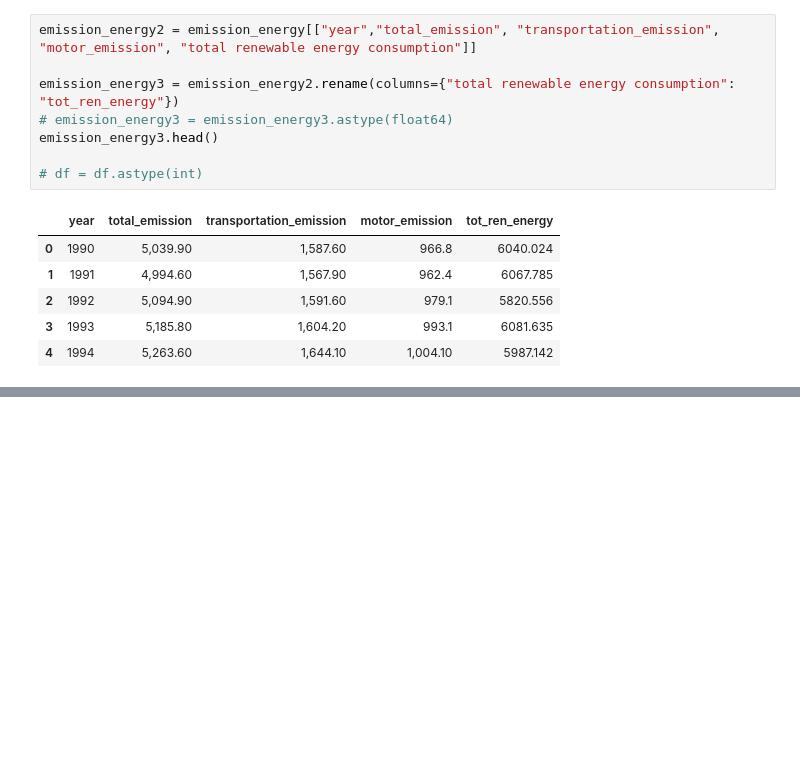
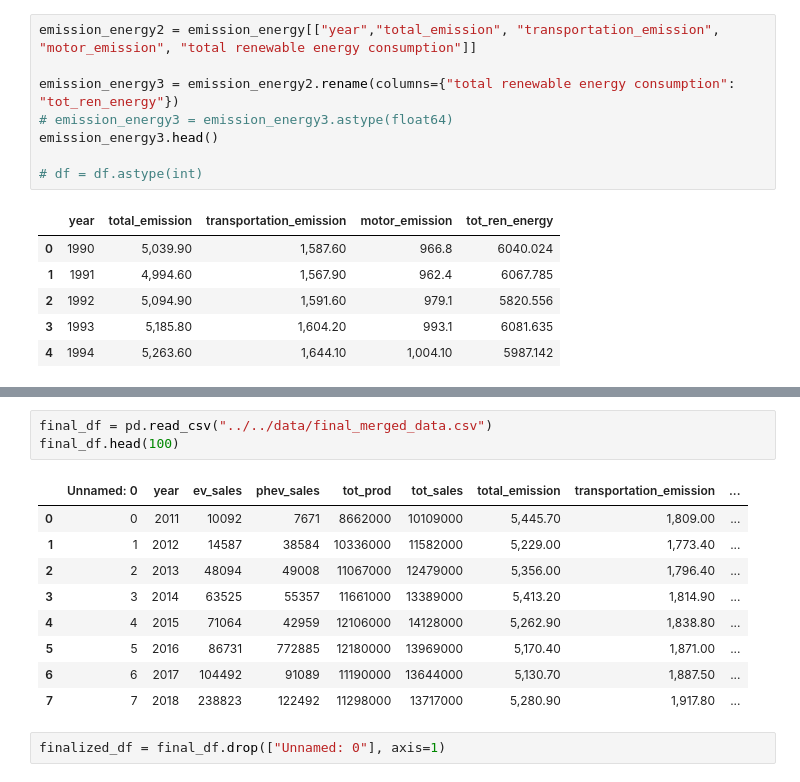
Before and after one commit to sjani184/Climate-in-the-US, a Jupyter notebook: Resources/pandas/ML_code.ipynb, the cells around one changed output, grey strips where cells are left out. Cells and saved outputs as stored; diff of their text form; blank space fills up the shorter version.

```diff
--- a/Resources/pandas/ML_code.ipynb
+++ b/Resources/pandas/ML_code.ipynb
@@ -59,0 +62,15 @@ merge_df
+# %%
+final_df = pd.read_csv("../../data/final_merged_data.csv")
+final_df.head(100)
+# %% [output]
+|  | Unnamed: 0 | year | ev_sales | phev_sales | tot_prod | tot_sales | total_emission | transportation_emission | ... |
+| 0 | 0 | 2011 | 10092 | 7671 | 8662000 | 10109000 | 5,445.70 | 1,809.00 | ... |
+| 1 | 1 | 2012 | 14587 | 38584 | 10336000 | 11582000 | 5,229.00 | 1,773.40 | ... |
+| 2 | 2 | 2013 | 48094 | 49008 | 11067000 | 12479000 | 5,356.00 | 1,796.40 | ... |
+| 3 | 3 | 2014 | 63525 | 55357 | 11661000 | 13389000 | 5,413.20 | 1,814.90 | ... |
+| 4 | 4 | 2015 | 71064 | 42959 | 12106000 | 14128000 | 5,262.90 | 1,838.80 | ... |
+| 5 | 5 | 2016 | 86731 | 772885 | 12180000 | 13969000 | 5,170.40 | 1,871.00 | ... |
+| 6 | 6 | 2017 | 104492 | 91089 | 11190000 | 13644000 | 5,130.70 | 1,887.50 | ... |
+| 7 | 7 | 2018 | 238823 | 122492 | 11298000 | 13717000 | 5,280.90 | 1,917.80 | ... |
+# %%
+finalized_df = final_df.drop(["Unnamed: 0"], axis=1)
```
Also changed, not shown: parts of 22 cells of this notebook, 1 other file.
